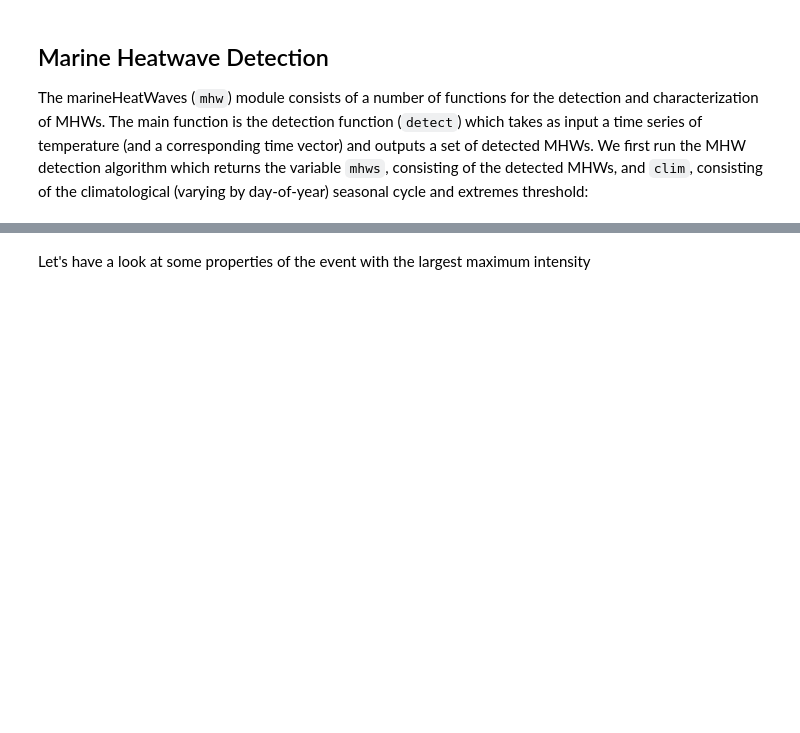
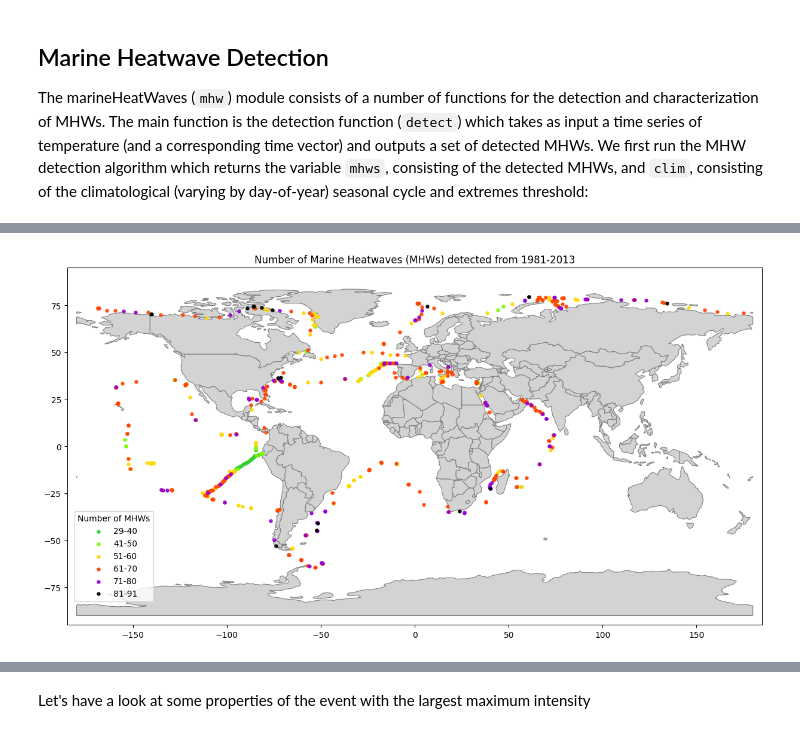
Before and after one commit to nesloanna/DS_thesis, a Jupyter notebook: MHW/detect_mhws_tara.ipynb, the cells around one changed output, grey strips where cells are left out. Saved outputs shown, nothing was run; the diff lists cells and outputs as text; code cells hidden in the pictures; blank space fills up the shorter version.

```diff
--- a/MHW/detect_mhws_tara.ipynb
+++ b/MHW/detect_mhws_tara.ipynb
@@ -95,7 +115,7 @@ def create_mhws_dataframe(df, locations_list):
     result_df = pd.concat(all_dfs, ignore_index=True)
 
     # Save to csv
-    result_df.to_csv('mhws_info_XYZ.csv', index=False)
+    result_df.to_csv('Tara_mhws_info1.csv', index=False)
 
 
     return result_df
@@ -125,15 +144,0 @@ print(df_new)
-# %%
-# df_new = pd.read_csv("/Users/annaolsen/Desktop/Speciale/DS_thesis/data/SST/SST_subset/mhws_info.csv")
-df_new = pd.read_csv("/Users/annaolsen/Desktop/mhws_info_XYZ.csv")
-
-print(df_new['location'].value_counts())
-
-mhws_locations = df_new['location'].unique()
-
-# Convert list1_strings to actual tuples
-mhws_locations = [eval(string) for string in mhws_locations]
-
-no_mhws_locations = set(locations) - set(mhws_locations)
-
-no_mhws_locations = sorted(list(no_mhws_locations))
-print(no_mhws_locations)
@@ -347,0 +272,79 @@ mhws['intensity_max'][0:10]
+# %%
+import pandas as pd
+
+def extract_lat_lon(locations_list):
+
+    locations_list = [eval(string) for string in locations_list]
+
+    # Initialize lists to store latitude and longitude
+    latitudes = []
+    longitudes = []
+
+    # Iterate over the set of tuples and extract latitude and longitude
+    for location in locations_list:
+        latitudes.append(location[0])
+        longitudes.append(location[1])
+
+    # Create DataFrame
+    df_extracted = pd.DataFrame({'Latitude': latitudes, 'Longitude': longitudes})
+
+    return df_extracted
+
+
+df_below_40 = extract_lat_lon(locations_29_40)
+df_41_50 = extract_lat_lon(locations_41_50)
+df_51_60 = extract_lat_lon(locations_51_60)
+df_61_70 = extract_lat_lon(locations_61_70)
+df_71_80 = extract_lat_lon(locations_71_80)
+df_above_81 = extract_lat_lon(locations_81_up)
+
+
+world = gpd.read_file(gpd.datasets.get_path('naturalearth_lowres'))
+
+fig, ax = plt.subplots(figsize=(15, 15))
+
+# Plot world map
+world.plot(ax=ax, color='lightgray', edgecolor='grey', linewidth=0.8)
+
+
+# Plot closest match points
+ax.scatter(df_below_40['Longitude'], df_below_40['Latitude'],
+           color='limegreen', label='29-40', s=13, alpha=0.9)
+
+# Plot original points
+ax.scatter(df_41_50['Longitude'], df_41_50['Latitude'],
+           color='lawngreen', label='41-50', s=13, alpha=0.9)
+
+# Plot original points
+ax.scatter(df_51_60['Longitude'], df_51_60['Latitude'],
+           color='gold', label='51-60', s=13, alpha=0.9)
+
+# Plot original points
+ax.scatter(df_61_70['Longitude'], df_61_70['Latitude'],
+           color='orangered', label='61-70', s=13, alpha=0.9)
+
+# Plot original points
+ax.scatter(df_71_80['Longitude'], df_71_80['Latitude'],
+           color='darkviolet', label='71-80', s=13, alpha=0.9)
+
+# Plot original points
+ax.scatter(df_above_81['Longitude'], df_above_81['Latitude'],
+           color='black', label='81-91', s=13, alpha=0.9)
+
+
+# Set title
+ax.set_title('Number of Marine Heatwaves (MHWs) detected from 1981-2013')
+
+# Set x-axis limits
+ax.set_xlim(-185, 185)
+ax.set_ylim(-95, 95)
+
+# Add legend
+legend = ax.legend(title="Number of MHWs")
+legend.set_bbox_to_anchor((0.13, 0.33))  # Adjust the position of the legend (x, y)
+
+
+# plt.show()
+plt.savefig('/Users/annaolsen/Desktop/Speciale/DS_thesis/mhws_count_map.png', bbox_inches='tight', dpi=200)
+# %% [output]
+[figure, added]
```
Also changed, not shown: parts of 24 cells of this notebook, 18 other files.
